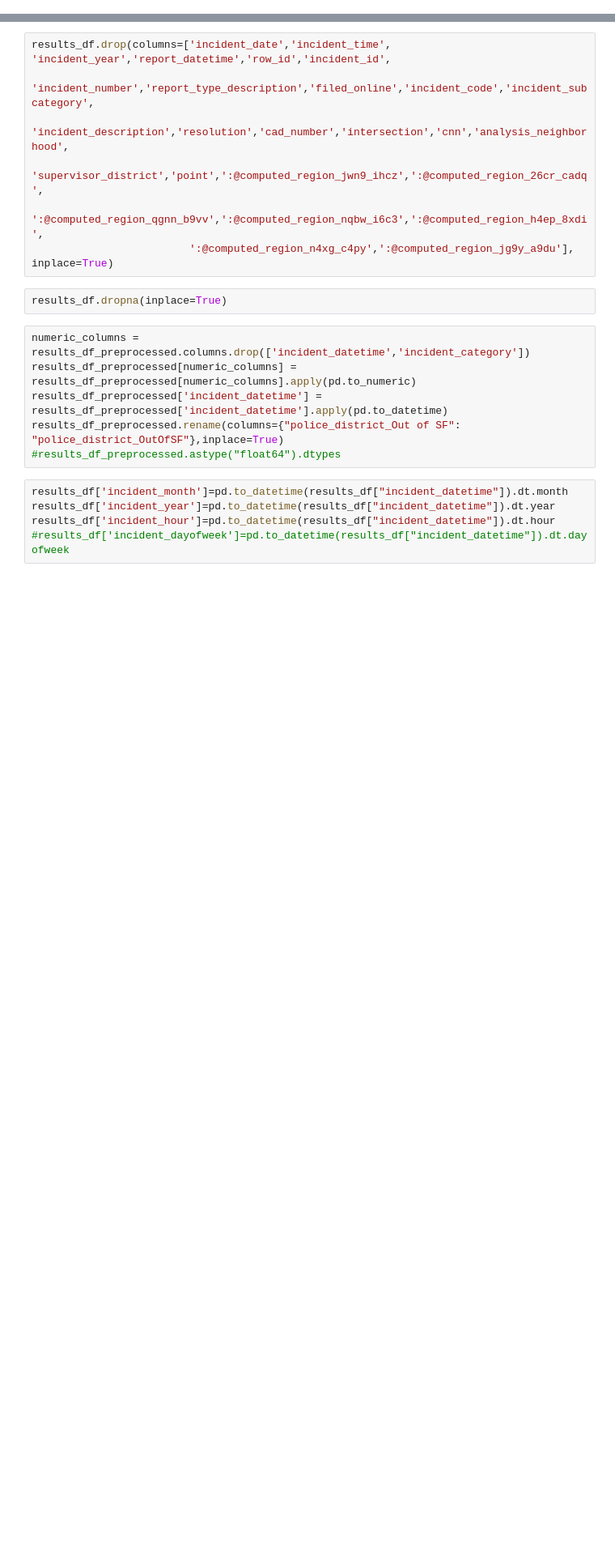
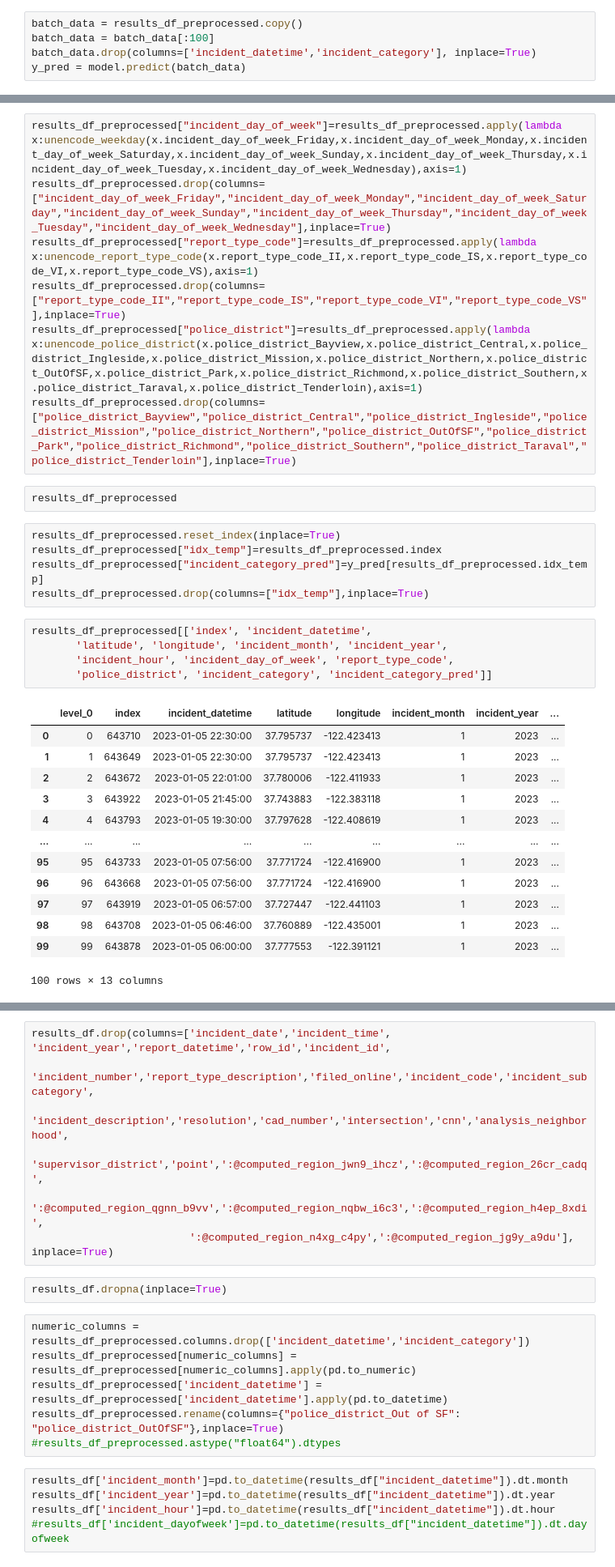
Before and after one commit to Hope-Liang/ID2223Project, a Jupyter notebook: Proposal/preprocessing.ipynb, the cells around one changed output, grey strips where cells are left out. Shown: that part at 81% size. Saved outputs shown, nothing was run; the diff lists cells and outputs as text; blank space fills up the shorter version.

```diff
--- a/Proposal/preprocessing.ipynb
+++ b/Proposal/preprocessing.ipynb
@@ -113,0 +36,5 @@ array(['Theft and Robbery', 'Theft and Robbery', 'Assault', 'Other',
+# %%
+batch_data = results_df_preprocessed.copy()
+batch_data = batch_data[:100]
+batch_data.drop(columns=['incident_datetime','incident_category'], inplace=True)
+y_pred = model.predict(batch_data)
@@ -113,0 +97,33 @@ array(['Theft and Robbery', 'Theft and Robbery', 'Assault', 'Other',
+# %%
+results_df_preprocessed["incident_day_of_week"]=results_df_preprocessed.apply(lambda x:unencode_weekday(x.incident_day_of_week_Friday,x.incident_day_of_week_Monday,x.incident_day_of_week_Saturday,x.incident_day_of_week_Sunday,x.incident_day_of_week_Thursday,x.incident_day_of_week_Tuesday,x.incident_day_of_week_Wednesday),axis=1)
+results_df_preprocessed.drop(columns=["incident_day_of_week_Friday","incident_day_of_week_Monday","incident_day_of_week_Saturday","incident_day_of_week_Sunday","incident_day_of_week_Thursday","incident_day_of_week_Tuesday","incident_day_of_week_Wednesday"],inplace=True)
+results_df_preprocessed["report_type_code"]=results_df_preprocessed.apply(lambda x:unencode_report_type_code(x.report_type_code_II,x.report_type_code_IS,x.report_type_code_VI,x.report_type_code_VS),axis=1)
+results_df_preprocessed.drop(columns=["report_type_code_II","report_type_code_IS","report_type_code_VI","report_type_code_VS"],inplace=True)
+results_df_preprocessed["police_district"]=results_df_preprocessed.apply(lambda x:unencode_police_district(x.police_district_Bayview,x.police_district_Central,x.police_district_Ingleside,x.police_district_Mission,x.police_district_Northern,x.police_district_OutOfSF,x.police_district_Park,x.police_district_Richmond,x.police_district_Southern,x.police_district_Taraval,x.police_district_Tenderloin),axis=1)
+results_df_preprocessed.drop(columns=["police_district_Bayview","police_district_Central","police_district_Ingleside","police_district_Mission","police_district_Northern","police_district_OutOfSF","police_district_Park","police_district_Richmond","police_district_Southern","police_district_Taraval","police_district_Tenderloin"],inplace=True)
+# %%
+results_df_preprocessed
+# %%
+results_df_preprocessed.reset_index(inplace=True)
+results_df_preprocessed["idx_temp"]=results_df_preprocessed.index
+results_df_preprocessed["incident_category_pred"]=y_pred[results_df_preprocessed.idx_temp]
+results_df_preprocessed.drop(columns=["idx_temp"],inplace=True)
+# %%
+results_df_preprocessed[['index', 'incident_datetime',
+       'latitude', 'longitude', 'incident_month', 'incident_year',
+       'incident_hour', 'incident_day_of_week', 'report_type_code',
+       'police_district', 'incident_category', 'incident_category_pred']]
+# %% [output]
+|  | level_0 | index | incident_datetime | latitude | longitude | incident_month | incident_year | ... |
+| 0 | 0 | 643710 | 2023-01-05 22:30:00 | 37.795737 | -122.423413 | 1 | 2023 | ... |
+| 1 | 1 | 643649 | 2023-01-05 22:30:00 | 37.795737 | -122.423413 | 1 | 2023 | ... |
+| 2 | 2 | 643672 | 2023-01-05 22:01:00 | 37.780006 | -122.411933 | 1 | 2023 | ... |
+| 3 | 3 | 643922 | 2023-01-05 21:45:00 | 37.743883 | -122.383118 | 1 | 2023 | ... |
+| 4 | 4 | 643793 | 2023-01-05 19:30:00 | 37.797628 | -122.408619 | 1 | 2023 | ... |
+| ... | ... | ... | ... | ... | ... | ... | ... | ... |
+| 95 | 95 | 643733 | 2023-01-05 07:56:00 | 37.771724 | -122.416900 | 1 | 2023 | ... |
+| 96 | 96 | 643668 | 2023-01-05 07:56:00 | 37.771724 | -122.416900 | 1 | 2023 | ... |
+| 97 | 97 | 643919 | 2023-01-05 06:57:00 | 37.727447 | -122.441103 | 1 | 2023 | ... |
+| 98 | 98 | 643708 | 2023-01-05 06:46:00 | 37.760889 | -122.435001 | 1 | 2023 | ... |
+| 99 | 99 | 643878 | 2023-01-05 06:00:00 | 37.777553 | -122.391121 | 1 | 2023 | ... |
+100 rows × 13 columns
```
Also changed, not shown: parts of 22 cells of this notebook, 5 other files.
